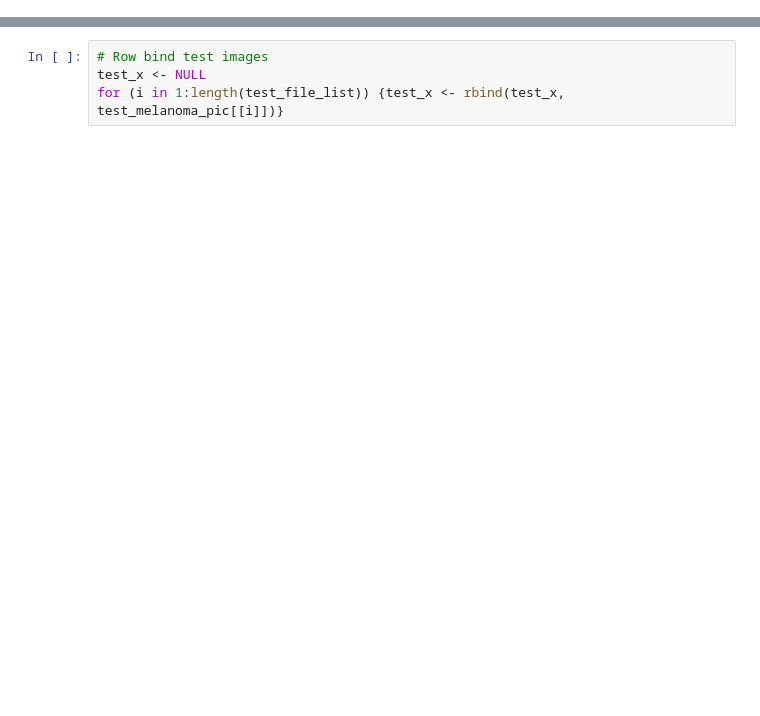
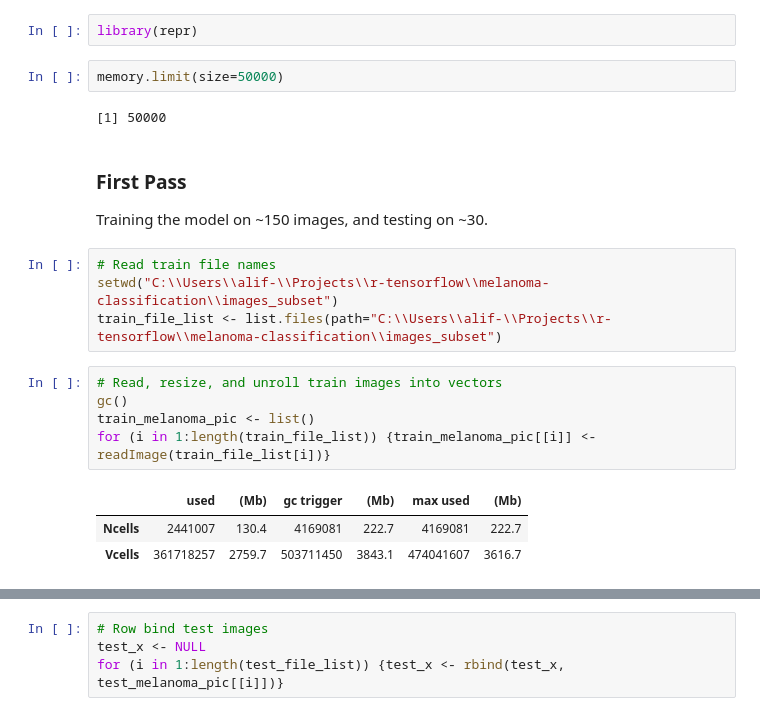
Before and after one commit to alif-munim/r-tensorflow, a Jupyter notebook: melanoma-classification/melanoma_classification.ipynb, the cells around one changed output, grey strips where cells are left out. Drawn from its saved outputs; the diff is of its cells as text; blank space fills up the shorter version.

```diff
--- a/melanoma-classification/melanoma_classification.ipynb
+++ b/melanoma-classification/melanoma_classification.ipynb
@@ -39,0 +27,22 @@ Warning message:
+# %%
+library(repr)
+# %%
+memory.limit(size=50000)
+# %% [output]
+[1] 50000
+# %% [markdown]
+### First Pass
+Training the model on ~150 images, and testing on ~30.
+# %%
+# Read train file names
+setwd("C:\\Users\\alif-\\Projects\\r-tensorflow\\melanoma-classification\\images_subset")
+train_file_list <- list.files(path="C:\\Users\\alif-\\Projects\\r-tensorflow\\melanoma-classification\\images_subset")
+# %%
+# Read, resize, and unroll train images into vectors
+gc()
+train_melanoma_pic <- list()
+for (i in 1:length(train_file_list)) {train_melanoma_pic[[i]] <- readImage(train_file_list[i])}
+# %% [output]
+|  | used | (Mb) | gc trigger | (Mb) | max used | (Mb) |
+| Ncells | 2441007 | 130.4 | 4169081 | 222.7 | 4169081 | 222.7 |
+| Vcells | 361718257 | 2759.7 | 503711450 | 3843.1 | 474041607 | 3616.7 |
```
Also changed, not shown: parts of 47 cells of this notebook.
